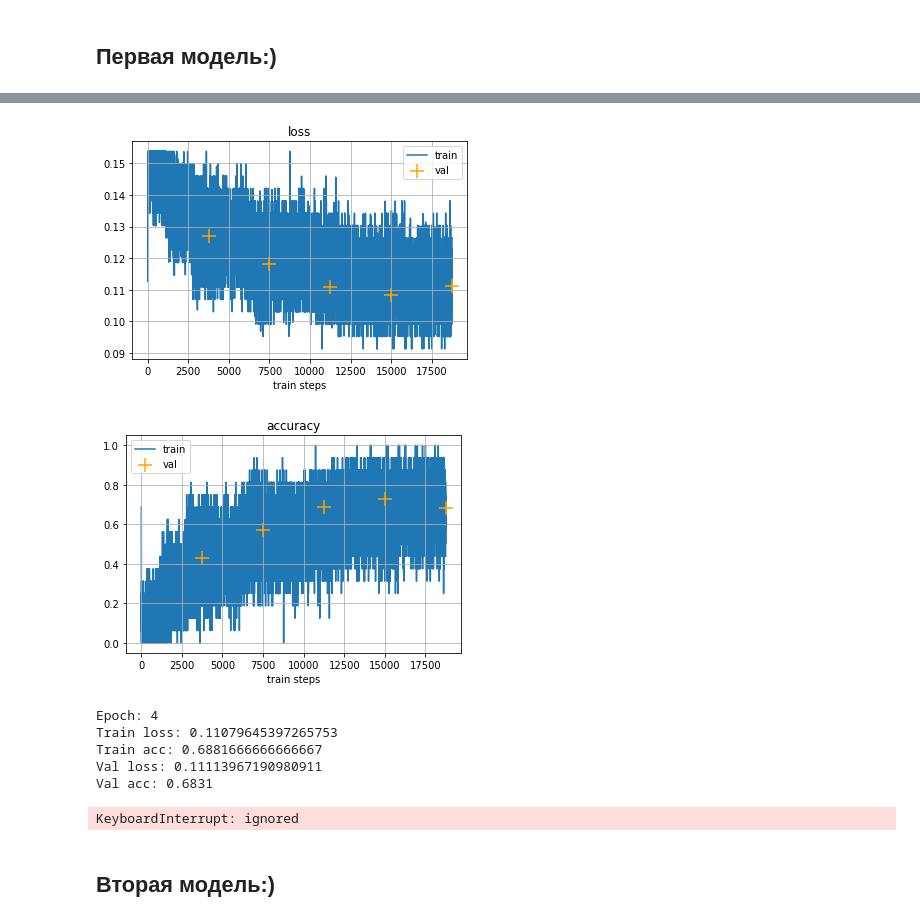
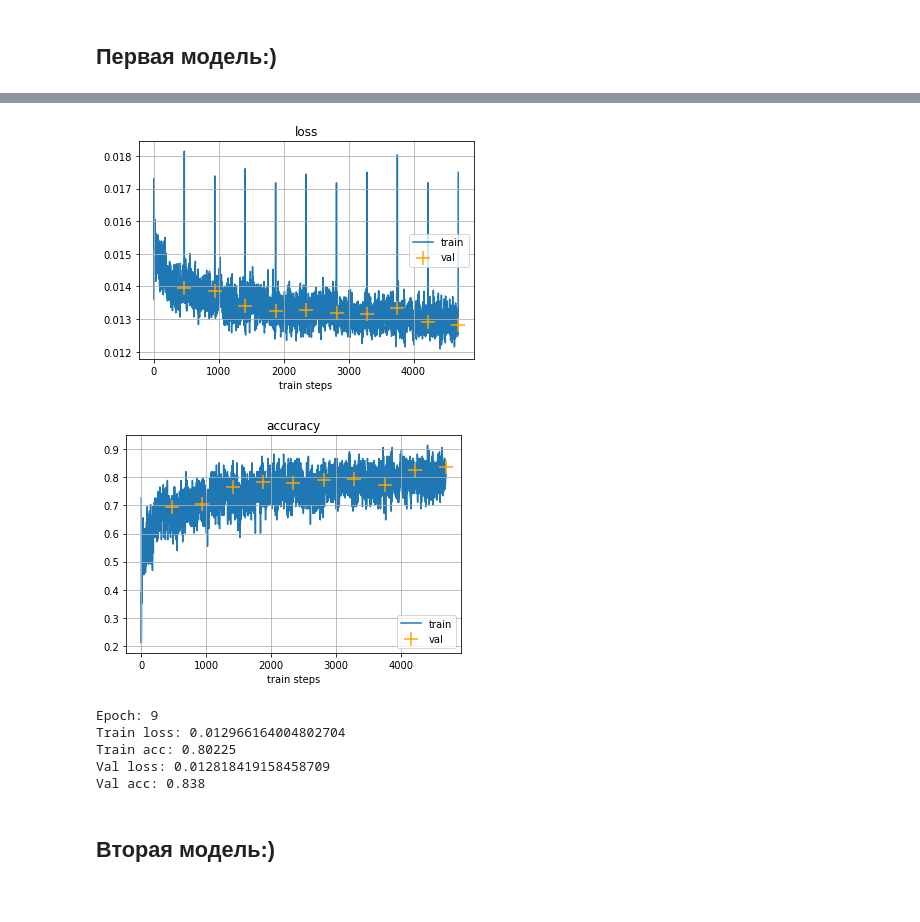
Before and after one commit to aromana33/hw1_dl_2020, a Jupyter notebook: hw1_dl_Romanenko.ipynb, the cells around one changed output, grey strips where cells are left out. Cells and saved outputs as stored; diff of their text form; code cells hidden in the pictures.

```diff
--- a/hw1_dl_Romanenko.ipynb
+++ b/hw1_dl_Romanenko.ipynb
@@ -374,4 +360,0 @@ def train_logistic_regression(weights, bias, batch, loss, optimizer):
-# %%
-for epoch in range(1, 100):
-    for batch in train_dataloader:
-        metrics = train_logistic_regression(weights, bias, batch, loss, optimizer)
@@ -377,0 +369,27 @@ for epoch in range(1, 100):
+# %%
+def train_logistic_regression(weights, bias, batch, optimizer):
+  full_loss = [] # создаем пустые листы для метрик для графиков
+  full_acc = []
+  train_acc = 0
+  x, y = batch
+
+  # Работаем с самой регрессией
+  x = torch.flatten(x, 1)
+  func = x.float() @ weights.float() + bias
+  y_pred = nn.Softmax(1)(func)
+
+  # Считаем лосс
+  loss = criterion(y_pred, y)
+  full_loss.append(loss)
+  loss.backward()
+
+  # Работаем с оптимайзером по привычному сценарию
+  optimizer.step()
+  optimizer.zero_grad()
+
+  # Считаем аккураси
+  _, pred_classes = torch.max(y_pred.data, 1)
+  acc = int((pred_classes == y).sum())
+  full_acc.append((100 * acc) / y.size(0))
+
+  return full_loss, full_acc
@@ -414,13 +490,13 @@ def plot_history(train_history, val_history, title='loss'):
 
     plt.show()
 # %%
-def train_model(model, criterion, optimizer, train_dataloader, test_dataloader):
+def train_model(model, criterion, optimizer, train_dataloader, test_dataloader, NUM_EPOCH):
     train_loss_log = []
     train_acc_log = []
     val_loss_log = []
     val_acc_log = []
 
-    for epoch in range(0, 40):
+    for epoch in range(NUM_EPOCH):
         model.train()
         train_loss = 0.
         train_size = 0
@@ -655,9 +661,10 @@ imgs, lbl = fashion_mnist_train.__getitem__(1)
 # %% [markdown]
 ## **Первая модель:)**
 # %%
-#1 SGD
+# SGD
 criterion = nn.CrossEntropyLoss()
 optimizer = optim.SGD(first_model.parameters(), lr=0.001, momentum=0.9)
+NUM_EPOCH = 10
 
-train_model(first_model, criterion, optimizer, train_dataloader, eval_dataloader)
+train_model(first_model, criterion, optimizer, train_dataloader, eval_dataloader, NUM_EPOCH)
 # %% [output]
@@ -672,18 +678,18 @@ KeyboardInterrupt: ignored
 # %%
-#1 RMS
+# RMS
 criterion = nn.CrossEntropyLoss()
 optimizer = torch.optim.RMSprop(first_model.parameters(), alpha = 0.9, lr = 0.001, momentum=0.9)
+NUM_EPOCH=10
 
-train_model(first_model, criterion, optimizer, train_dataloader, eval_dataloader)
+train_model(first_model, criterion, optimizer, train_dataloader, eval_dataloader, NUM_EPOCH)
 # %% [output]
-[figure, old version]
+[figure, new version]
-[figure, old version]
+[figure, new version]
-Epoch: 4
-Train loss: 0.11079645397265753
-Train acc: 0.6881666666666667
-Val loss: 0.11113967190980911
-Val acc: 0.6831
+Epoch: 9
+Train loss: 0.012966164004802704
+Train acc: 0.80225
+Val loss: 0.012818419158458709
+Val acc: 0.838
-KeyboardInterrupt: ignored
 # %% [markdown]
 ## **Вторая модель:)**
 # %%
```
Also changed, not shown: parts of 24 cells of this notebook.
